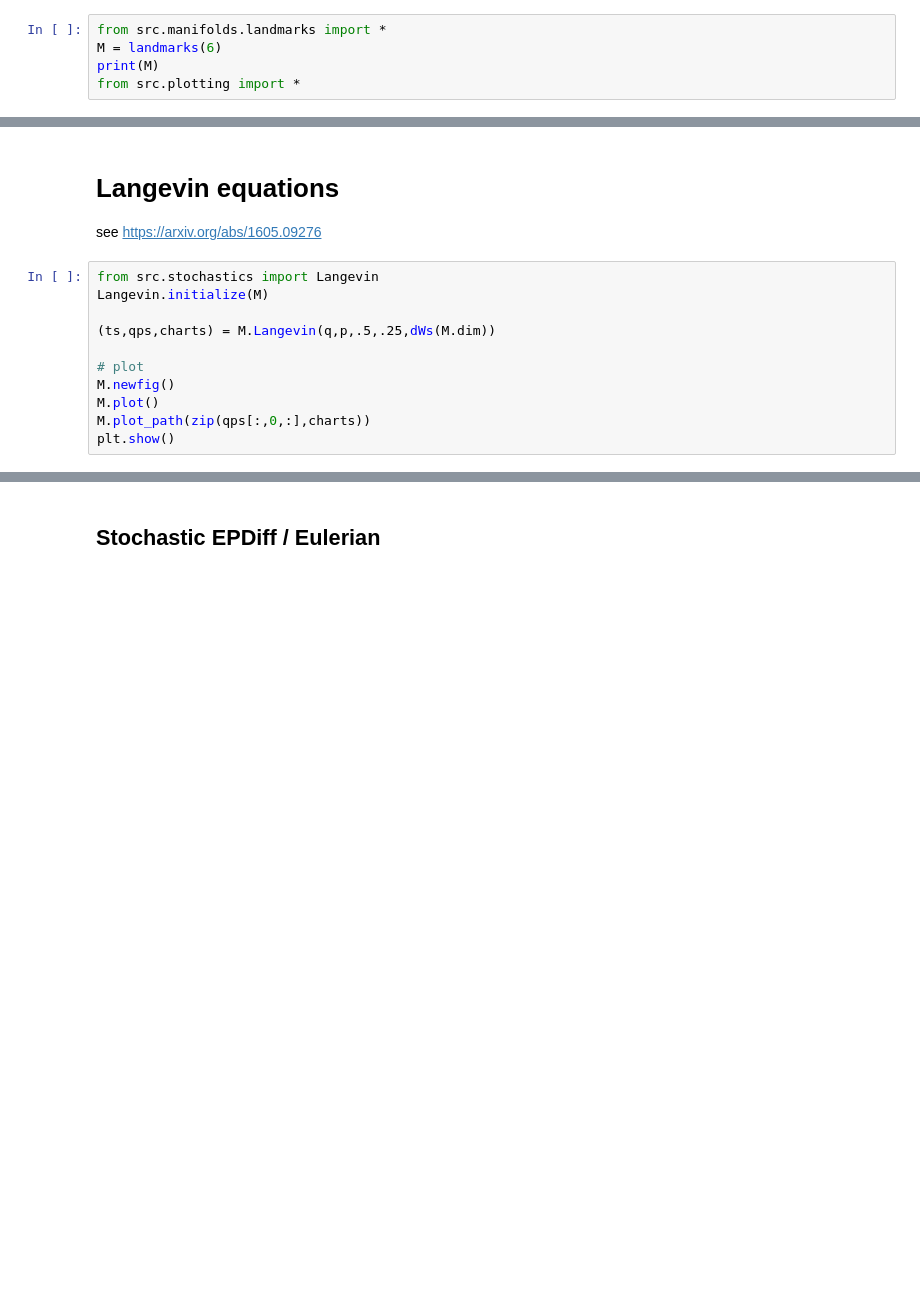
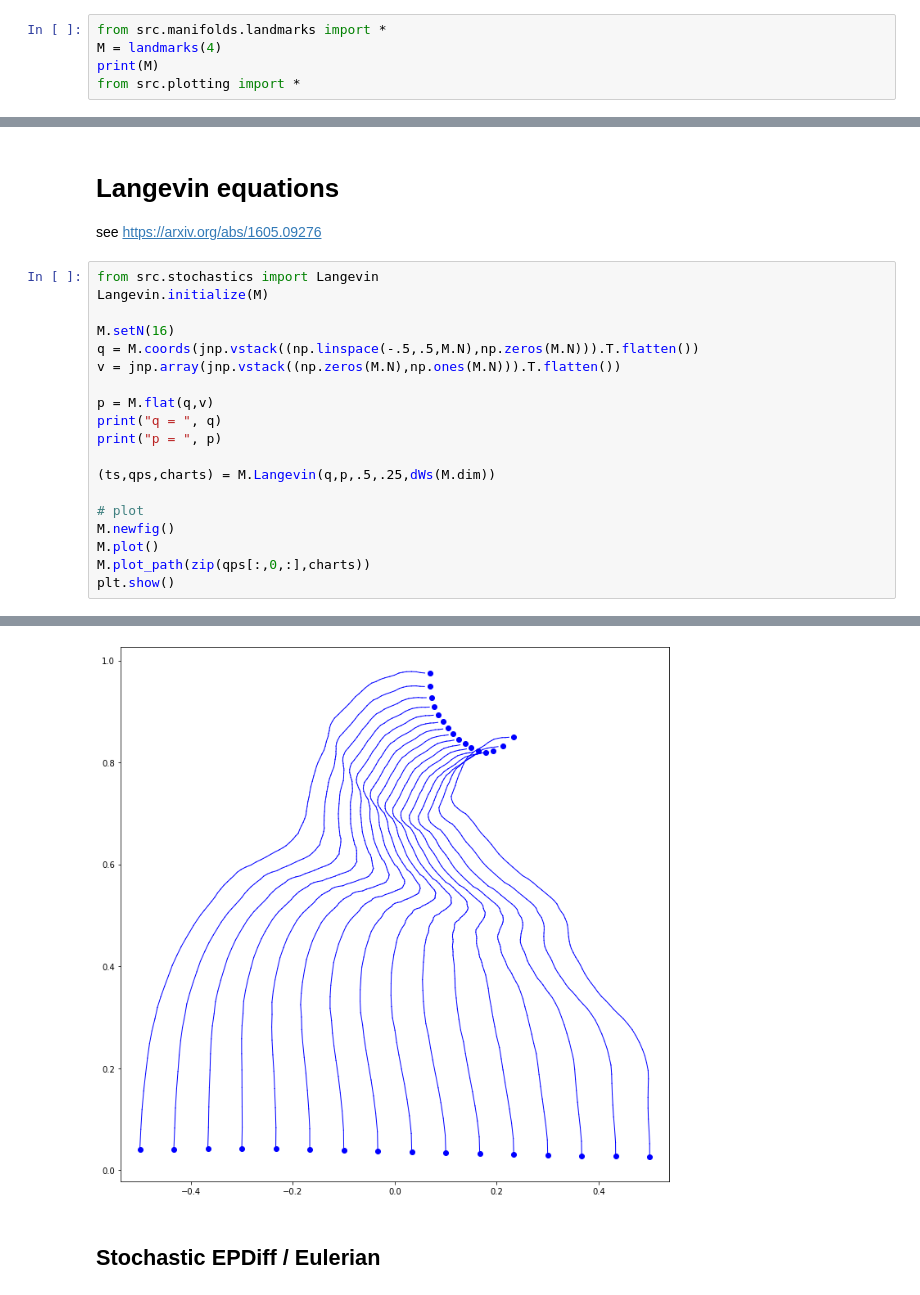
Before and after one commit to ComputationalEvolutionaryMorphometry/jaxgeometry, a Jupyter notebook: landmarks_stochastics.ipynb, the cells around one changed output, grey strips where cells are left out. Saved outputs shown, nothing was run; the diff lists cells and outputs as text; blank space fills up the shorter version.

Commit message:
landmarks collision first examples

```diff
--- a/landmarks_stochastics.ipynb
+++ b/landmarks_stochastics.ipynb
@@ -24,6 +24,6 @@
 %autoreload 2
 # %%
 from src.manifolds.landmarks import *
-M = landmarks(6)
+M = landmarks(4)
 print(M)
 from src.plotting import *
@@ -79,6 +82,14 @@ see https://arxiv.org/abs/1605.09276
 # %%
 from src.stochastics import Langevin
 Langevin.initialize(M)
+
+M.setN(16)
+q = M.coords(jnp.vstack((np.linspace(-.5,.5,M.N),np.zeros(M.N))).T.flatten())
+v = jnp.array(jnp.vstack((np.zeros(M.N),np.ones(M.N))).T.flatten())
+
+p = M.flat(q,v)
+print("q = ", q)
+print("p = ", p)
 
 (ts,qps,charts) = M.Langevin(q,p,.5,.25,dWs(M.dim))
 
@@ -87,3 +98,4 @@ M.newfig()
 M.plot()
 M.plot_path(zip(qps[:,0,:],charts))
 plt.show()
+# %% [output]
@@ -90,3 +116,4 @@ plt.show()
+[figure, added]
 # %% [markdown]
 ## Stochastic EPDiff / Eulerian
 # %%
```
Also changed, not shown: parts of 13 cells of this notebook, 6 other files.
